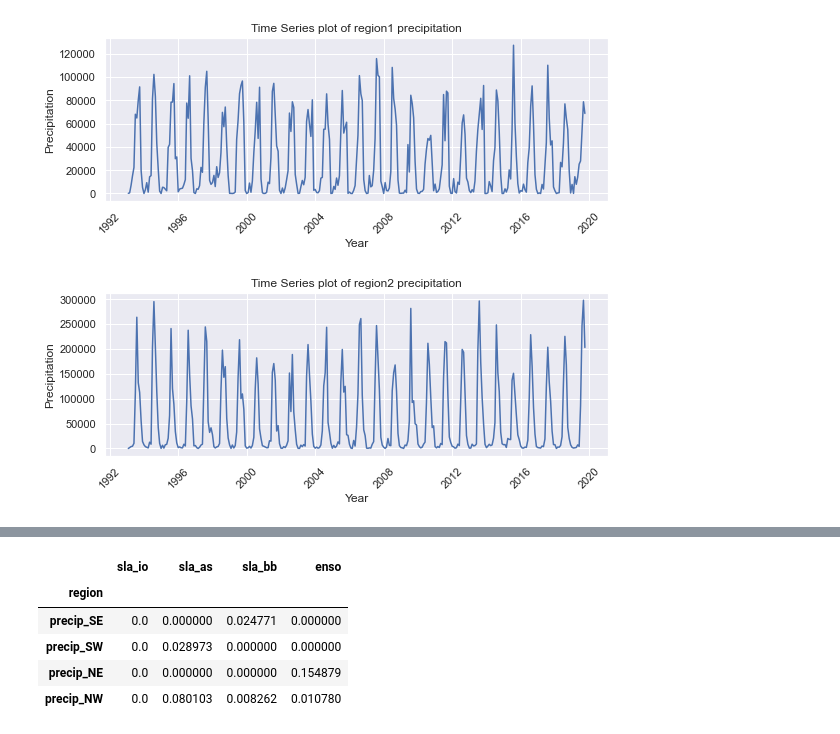
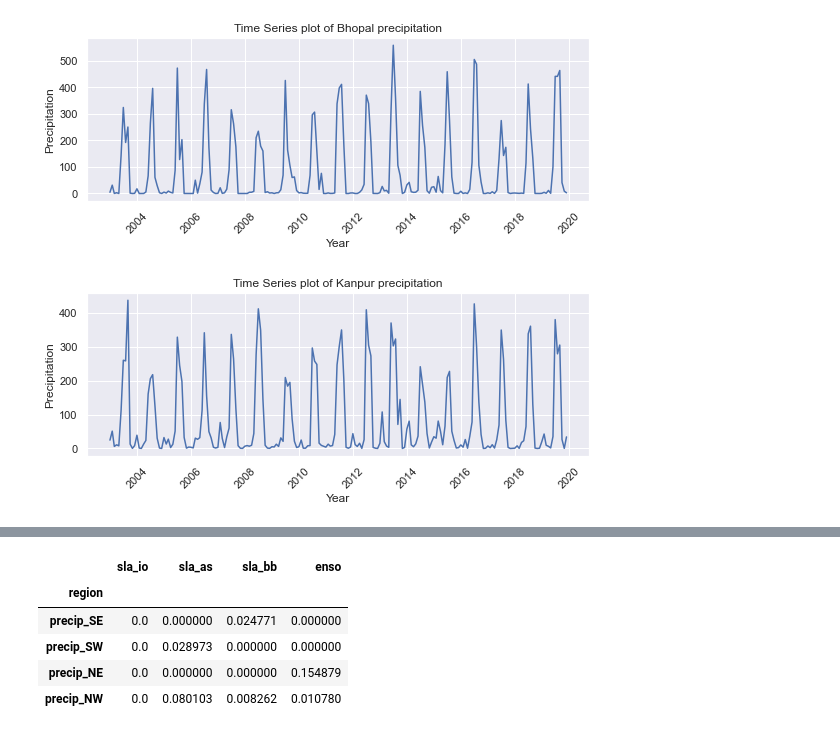
Before and after one commit to rghoshal18/ugpcode, a Jupyter notebook: GC_MI.ipynb, the cells around one changed output, grey strips where cells are left out. Cells and saved outputs as stored; diff of their text form; code cells hidden in the pictures.

```diff
--- a/GC_MI.ipynb
+++ b/GC_MI.ipynb
@@ -33,26 +14,38 @@ time = pd.DatetimeIndex(df['time']).unique()
+# %%
+df = pd.read_csv("D:/UGP/datasets/new_precip.csv").drop(['nv','time_bnds','lat_bnds','lon_bnds'],axis=1).drop_duplicates().reset_index(drop=True)
+evapr = pd.read_csv("D:/UGP/datasets/evapr.csv").sort_values(["lat", "lon","time"], ascending = (True, True,True))
+
+# df.describe()
+df['evapr'] = evapr['e']
+# %%
+time = pd.DatetimeIndex(df['time']).unique()
+
+bhopal = df[(df['lat'] == 23.75) & (df['lon'] == 76.25 ) ]
+kanpur = df[(df['lat'] == 26.25) & (df['lon'] == 81.25 ) ]
+bombay = df[(df['lat'] == 18.75) & (df['lon'] == 71.25 ) ]
 # %%
-# Time Series plot for precipitation regime of region 1
+
 
 fig,ax = plt.subplots(figsize=(9,3))
 
-plt.plot(time,r1_precip, 'b') # 'r' is the color red
+plt.plot(time,bhopal['precip'], 'b') # 'r' is the color red
 plt.xlabel('Year')
 plt.ylabel('Precipitation')
 plt.setp(ax.get_xticklabels(), rotation=45)
-plt.title('Time Series plot of region1 precipitation')
+plt.title('Time Series plot of Bhopal precipitation')
 plt.show()
 # %% [output]
-[figure, old version]
+[figure, new version]
 # %%
-# Time Series plot for precipitation regime of region 2
+
 
 fig,ax = plt.subplots(figsize=(9,3))
-plt.plot(time,r2_precip, 'b') # 'r' is the color red
+plt.plot(time,kanpur["precip"], 'b') # 'r' is the color red
 plt.xlabel('Year')
 plt.ylabel('Precipitation')
 plt.setp(ax.get_xticklabels(), rotation=45)
-plt.title('Time Series plot of region2 precipitation')
+plt.title('Time Series plot of Kanpur precipitation')
 plt.show()
 # %% [output]
-[figure, old version]
+[figure, new version]
 # %%
```
Also changed, not shown: parts of 19 cells of this notebook, 3 other files.
